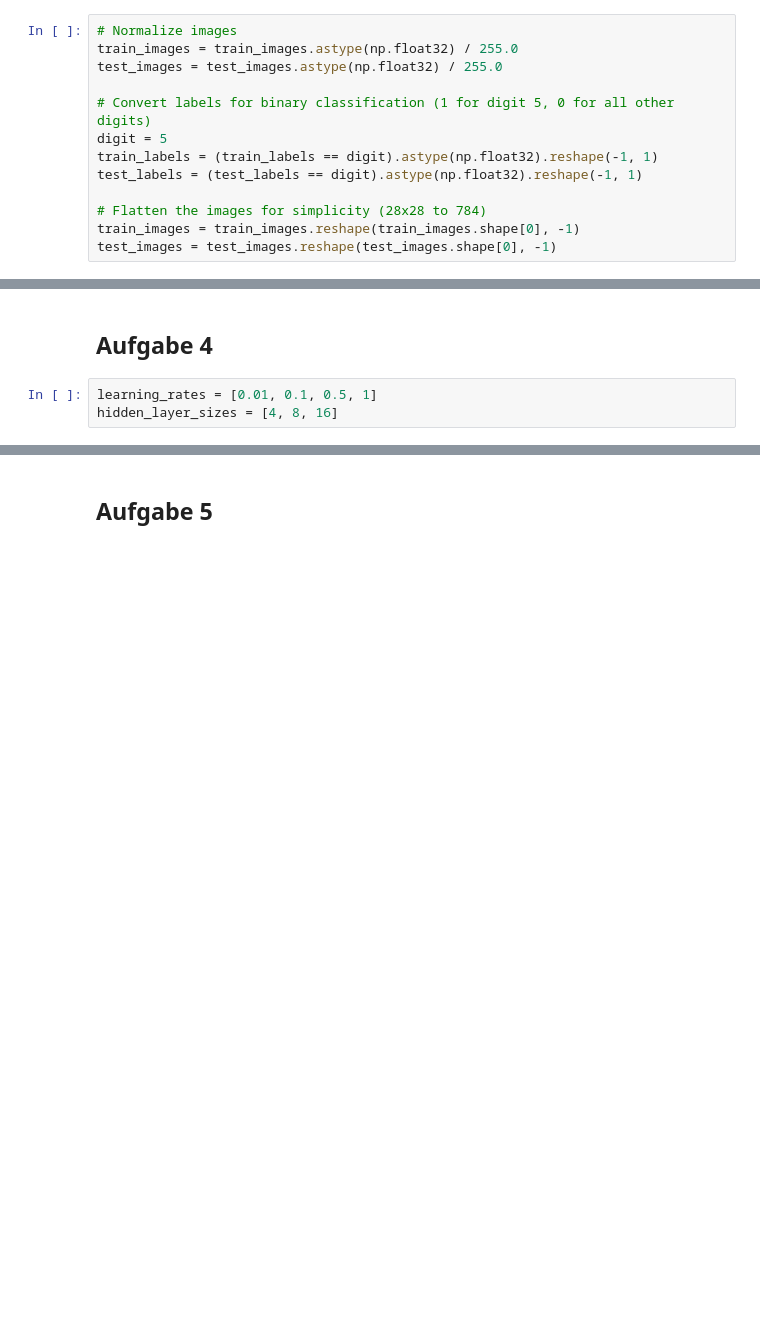
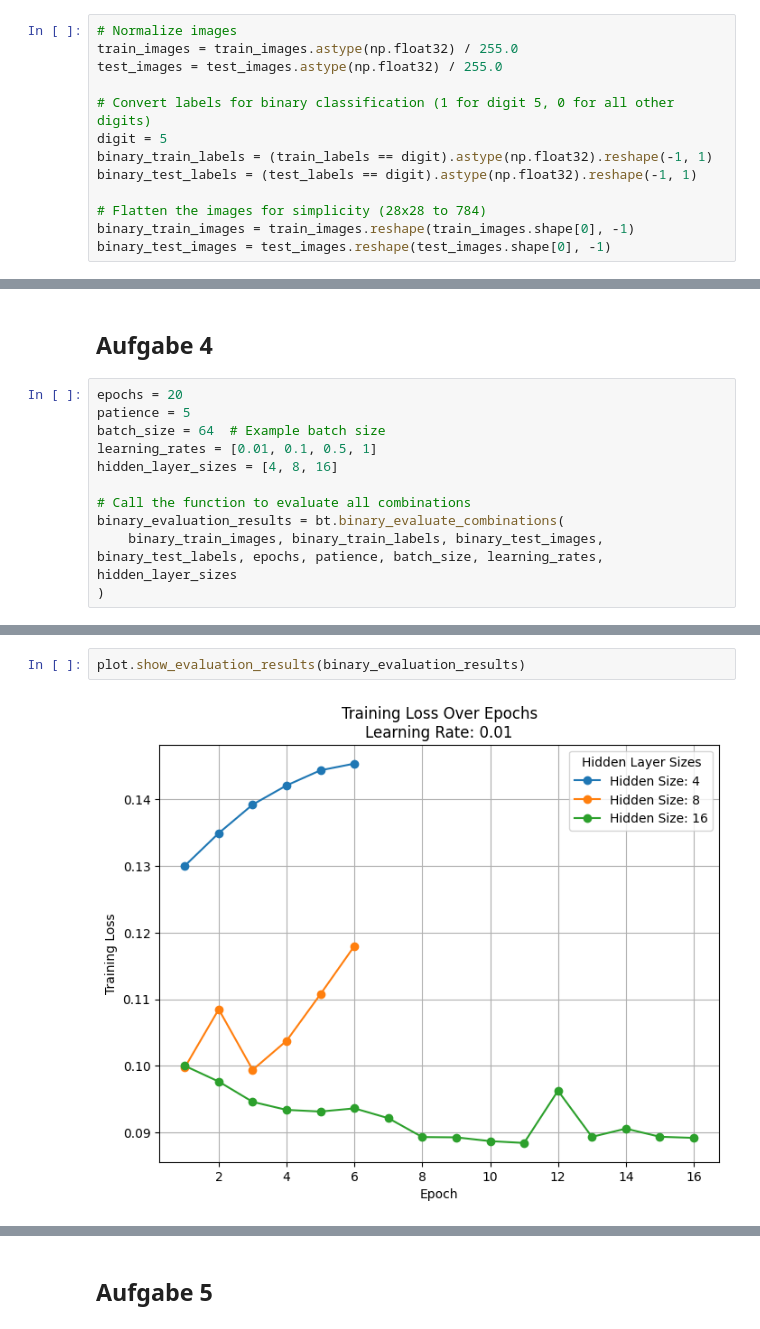
Before and after one commit to infamousperi/GradientDecent, a Jupyter notebook: MC1.ipynb, the cells around one changed output, grey strips where cells are left out. Drawn from its saved outputs; the diff is of its cells as text; blank space fills up the shorter version.

```diff
--- a/MC1.ipynb
+++ b/MC1.ipynb
@@ -199,12 +153,12 @@ test_images = test_images.astype(np.float32) / 255.0
 
 # Convert labels for binary classification (1 for digit 5, 0 for all other digits)
 digit = 5
-train_labels = (train_labels == digit).astype(np.float32).reshape(-1, 1)
-test_labels = (test_labels == digit).astype(np.float32).reshape(-1, 1)
+binary_train_labels = (train_labels == digit).astype(np.float32).reshape(-1, 1)
+binary_test_labels = (test_labels == digit).astype(np.float32).reshape(-1, 1)
 
 # Flatten the images for simplicity (28x28 to 784)
-train_images = train_images.reshape(train_images.shape[0], -1)
-test_images = test_images.reshape(test_images.shape[0], -1)
+binary_train_images = train_images.reshape(train_images.shape[0], -1)
+binary_test_images = test_images.reshape(test_images.shape[0], -1)
 # %% [markdown]
 ## Kostenfunktion (Loss Function)
 
@@ -333,5 +216,13 @@ Stopping early due to lack of improvement in test loss at epoch 10.
 # %% [markdown]
 ## Aufgabe 4
 # %%
+epochs = 20
+patience = 5
+batch_size = 64  # Example batch size
 learning_rates = [0.01, 0.1, 0.5, 1]
 hidden_layer_sizes = [4, 8, 16]
+
+# Call the function to evaluate all combinations
+binary_evaluation_results = bt.binary_evaluate_combinations(
+    binary_train_images, binary_train_labels, binary_test_images, binary_test_labels, epochs, patience, batch_size, learning_rates, hidden_layer_sizes
+)
@@ -337,0 +247,4 @@ hidden_layer_sizes = [4, 8, 16]
+# %%
+plot.show_evaluation_results(binary_evaluation_results)
+# %% [output]
+[figure, added]
```
Also changed, not shown: parts of 17 cells of this notebook, 3 other files.
